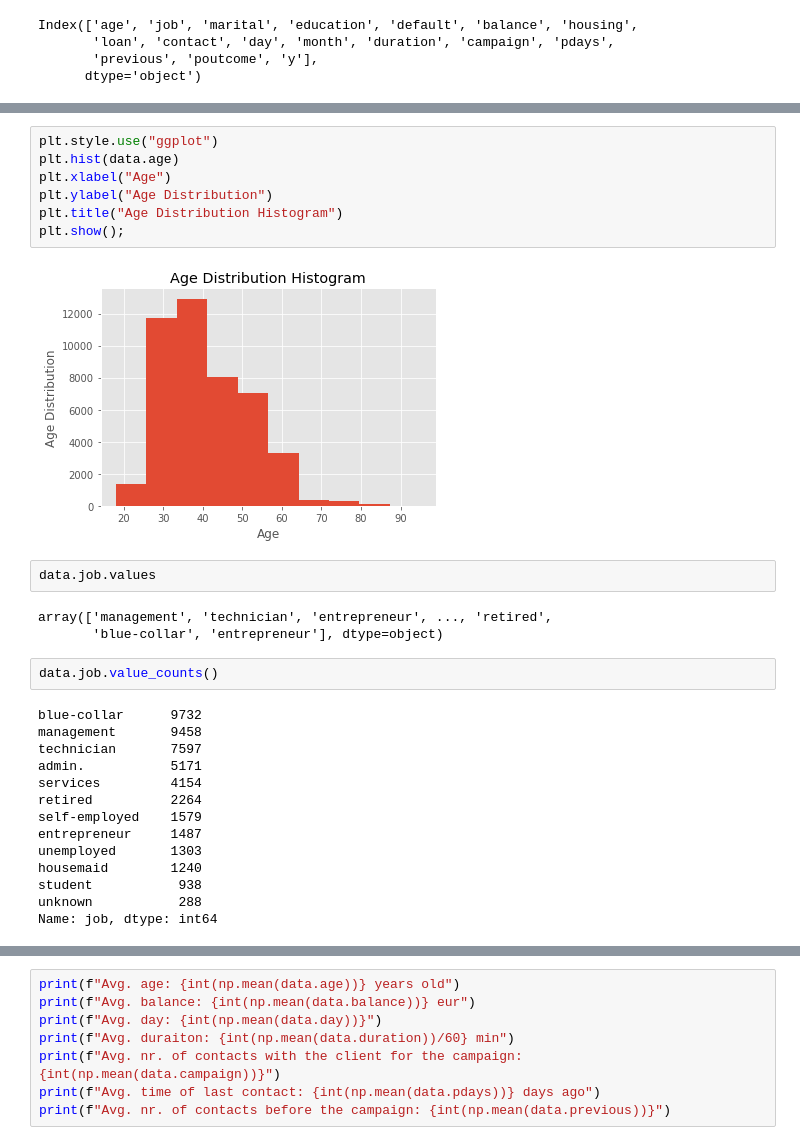
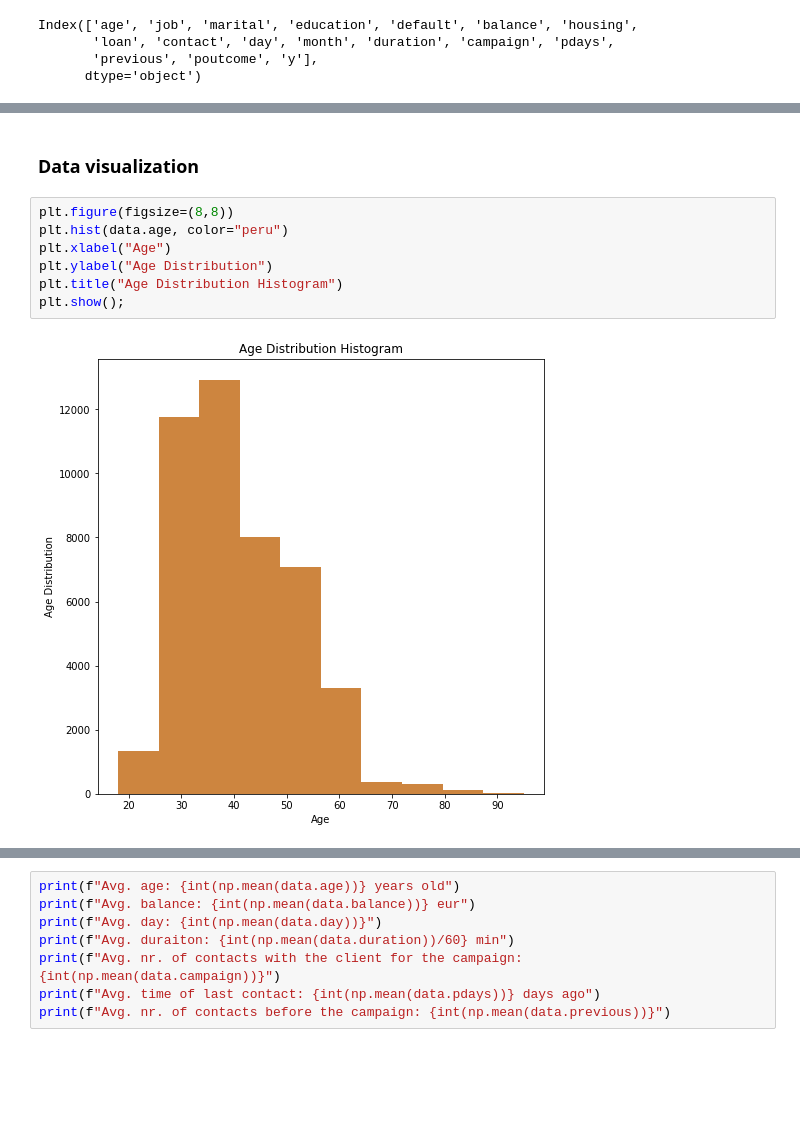
Before and after one commit to Coyote-Schmoyote/marketing-analysis-project, a Jupyter notebook: marketing_analysis_project.ipynb, the cells around one changed output, grey strips where cells are left out. Cells and saved outputs as stored; diff of their text form; blank space fills up the shorter version.

```diff
--- a/marketing_analysis_project.ipynb
+++ b/marketing_analysis_project.ipynb
@@ -187,30 +174,11 @@ Index(['age', 'job', 'marital', 'education', 'default', 'balance', 'housing',
+# %% [markdown]
+### Data visualization
 # %%
-plt.style.use("ggplot")
-plt.hist(data.age)
+plt.figure(figsize=(8,8))
+plt.hist(data.age, color="peru")
 plt.xlabel("Age")
 plt.ylabel("Age Distribution")
 plt.title("Age Distribution Histogram")
 plt.show();
 # %% [output]
-[figure, old version]
+[figure, new version]
-# %%
-data.job.values
-# %% [output]
-array(['management', 'technician', 'entrepreneur', ..., 'retired',
-       'blue-collar', 'entrepreneur'], dtype=object)
-# %%
-data.job.value_counts()
-# %% [output]
-blue-collar      9732
-management       9458
-technician       7597
-admin.           5171
-services         4154
-retired          2264
-self-employed    1579
-entrepreneur     1487
-unemployed       1303
-housemaid        1240
-student           938
-unknown           288
-Name: job, dtype: int64
```
Also changed, not shown: parts of 22 cells of this notebook.
